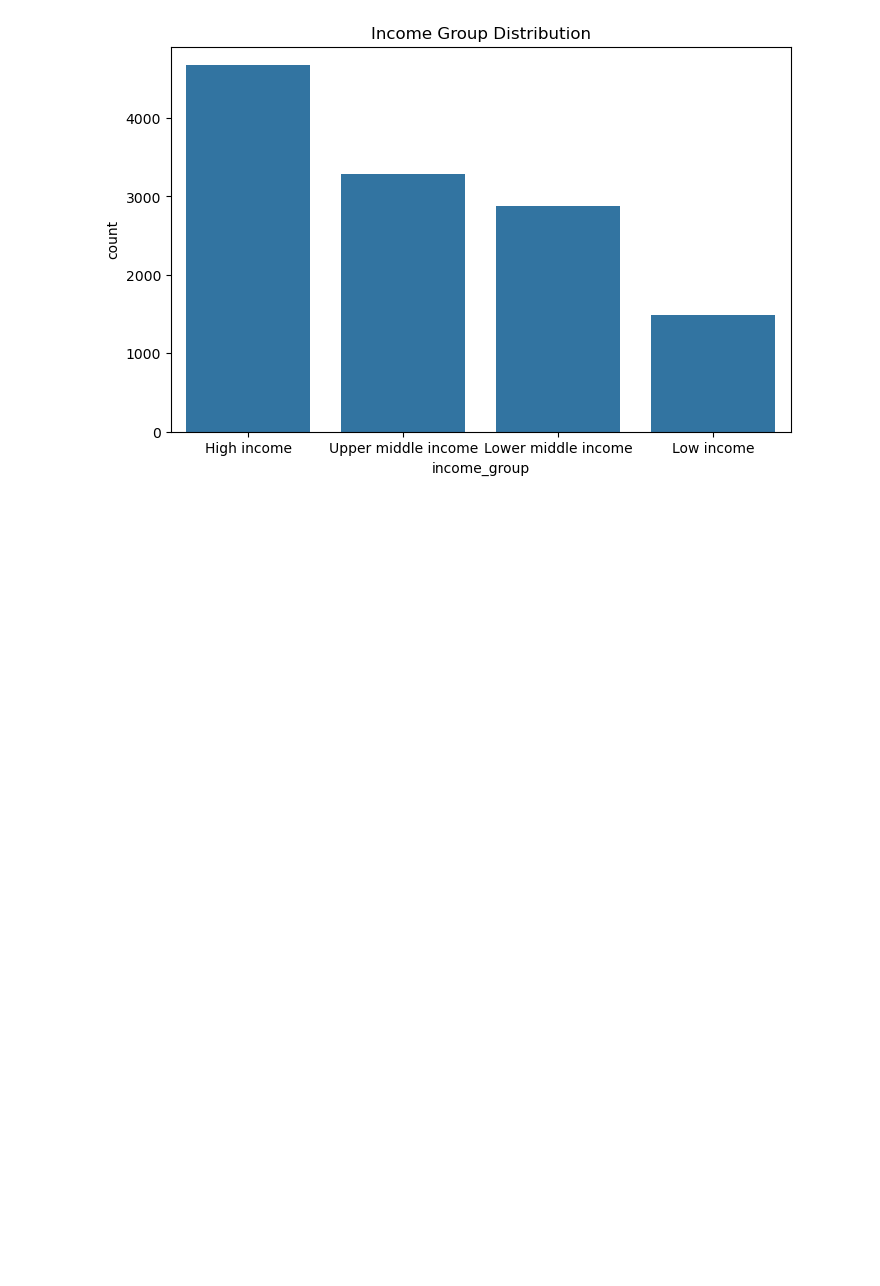
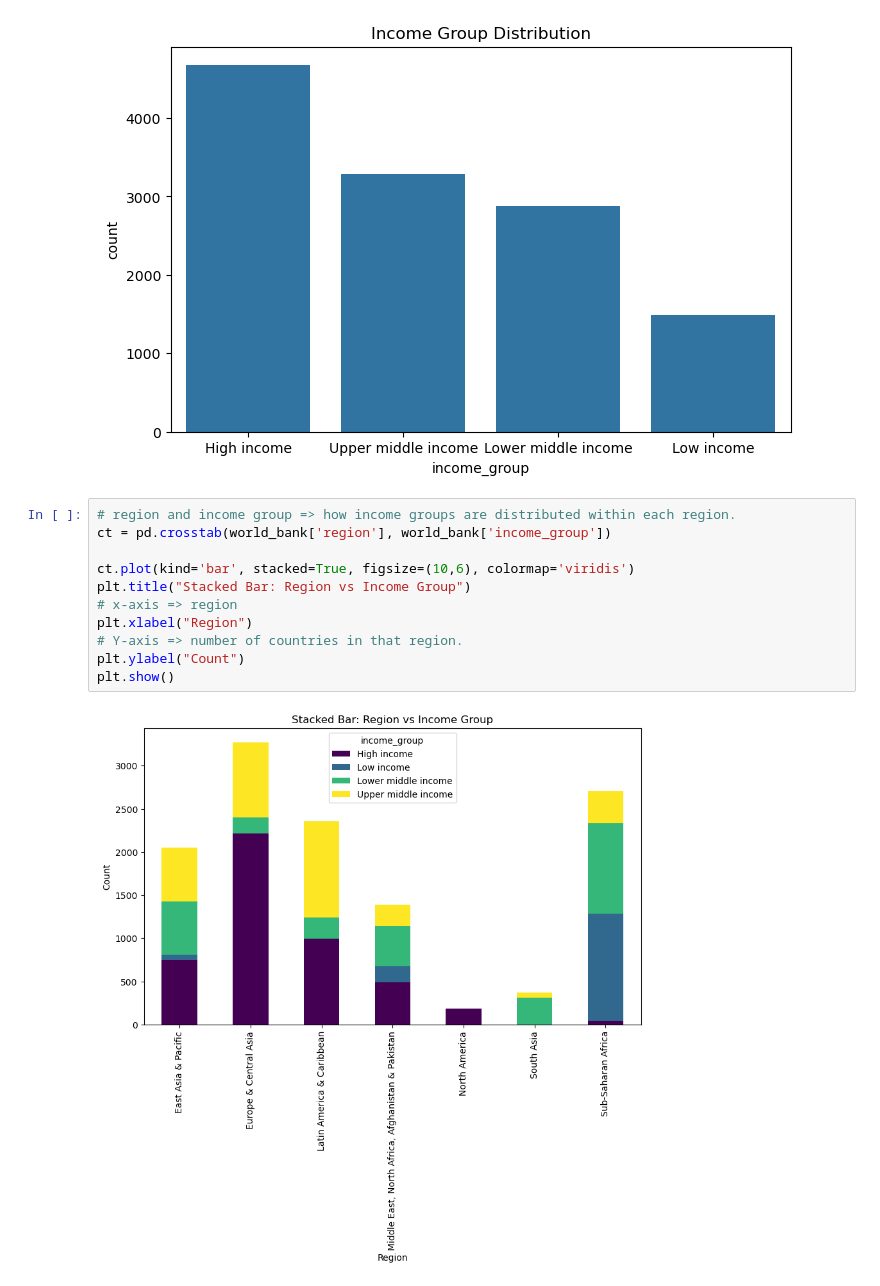
Before and after one commit to Avonik/ASDA_2025_newGroup_4_Portfolio, a Jupyter notebook: notebooks/week_05_group_4_notebook.ipynb, the cells around one changed output. Cells and saved outputs as stored; diff of their text form; blank space fills up the shorter version.

```diff
--- a/notebooks/week_05_group_4_notebook.ipynb
+++ b/notebooks/week_05_group_4_notebook.ipynb
@@ -322,3 +325,16 @@ plt.title("Income Group Distribution")
 plt.show()
 # %% [output]
 [figure]
+# %%
+# region and income group => how income groups are distributed within each region.
+ct = pd.crosstab(world_bank['region'], world_bank['income_group'])
+
+ct.plot(kind='bar', stacked=True, figsize=(10,6), colormap='viridis')
+plt.title("Stacked Bar: Region vs Income Group")
+# x-axis => region
+plt.xlabel("Region")
+# Y-axis => number of countries in that region.
+plt.ylabel("Count")
+plt.show()
+# %% [output]
+[figure, added]
```
Also changed, not shown: parts of 23 cells of this notebook.
